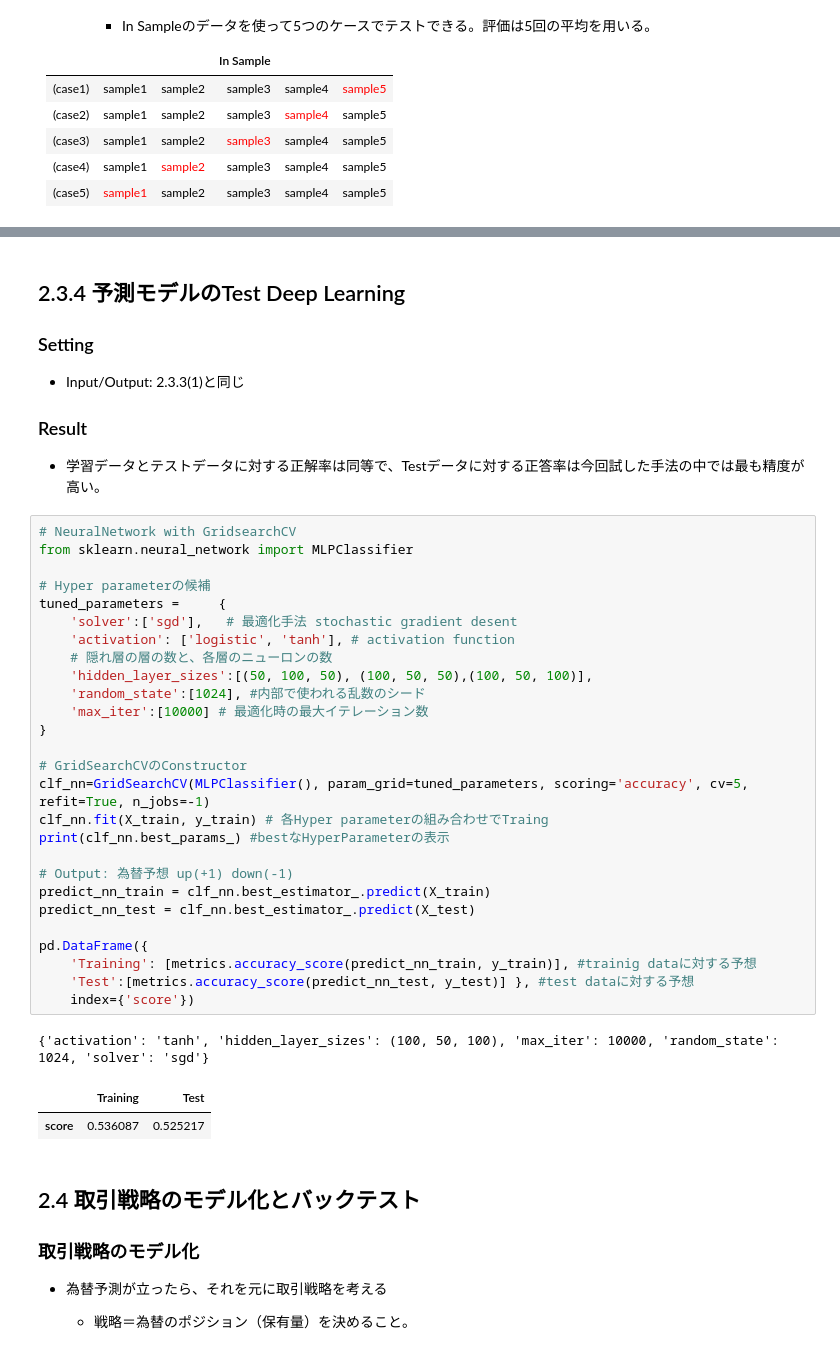
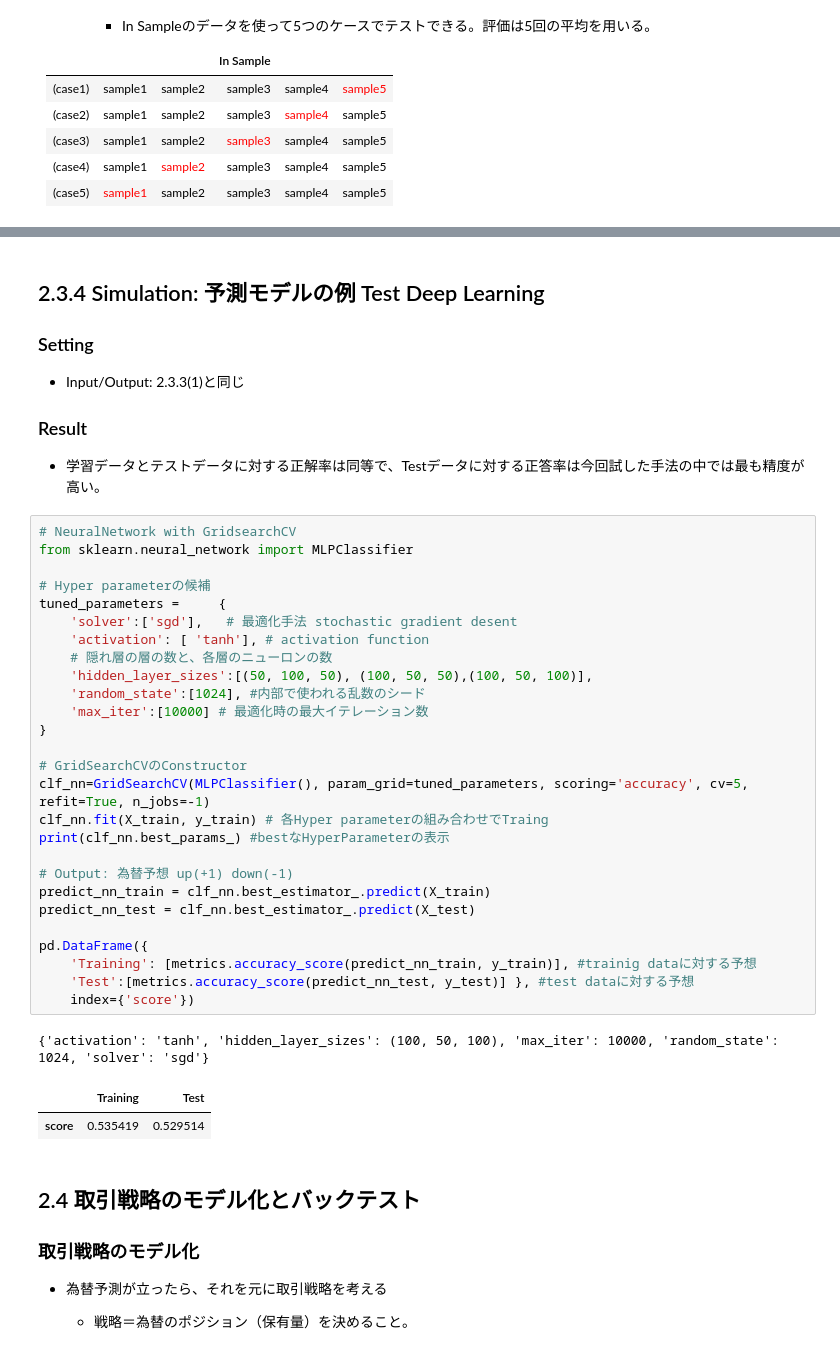
Before and after one commit to morimoto0606/fx_prediction, a Jupyter notebook: fxprediction.ipynb, the cells around one changed output, grey strips where cells are left out. Drawn from its saved outputs; the diff is of its cells as text.

```diff
--- a/fxprediction.ipynb
+++ b/fxprediction.ipynb
@@ -639,7 +638,7 @@ pd.DataFrame({
     - LSTM: 長期と短期記憶を持ったNeural Network. テクニカル分析のようにチャートの時系列から特徴を見つけ出す。
     - CNN: 画像認識などに用いられる手法。チャートの形状から上昇する特徴を見つけ出す。
 # %% [markdown]
-## 2.3.4 予測モデルのTest Deep Learning
+## 2.3.4 Simulation: 予測モデルの例 Test Deep Learning
 
 ### Setting
 - Input/Output: 2.3.3(1)と同じ
@@ -649,34 +648,34 @@ pd.DataFrame({
 # %%
 # NeuralNetwork with GridsearchCV
 from sklearn.neural_network import MLPClassifier
 
 # Hyper parameterの候補
 tuned_parameters =     {
     'solver':['sgd'],   # 最適化手法 stochastic gradient desent
-    'activation': ['logistic', 'tanh'], # activation function
+    'activation': [ 'tanh'], # activation function
     # 隠れ層の層の数と、各層のニューロンの数
     'hidden_layer_sizes':[(50, 100, 50), (100, 50, 50),(100, 50, 100)],
     'random_state':[1024], #内部で使われる乱数のシード
     'max_iter':[10000] # 最適化時の最大イテレーション数
 }
 
 # GridSearchCVのConstructor
 clf_nn=GridSearchCV(MLPClassifier(), param_grid=tuned_parameters, scoring='accuracy', cv=5, refit=True, n_jobs=-1)
 clf_nn.fit(X_train, y_train) # 各Hyper parameterの組み合わせでTraing
 print(clf_nn.best_params_) #bestなHyperParameterの表示
 
 # Output: 為替予想 up(+1) down(-1)
 predict_nn_train = clf_nn.best_estimator_.predict(X_train)
 predict_nn_test = clf_nn.best_estimator_.predict(X_test)
 
 pd.DataFrame({
     'Training': [metrics.accuracy_score(predict_nn_train, y_train)], #trainig dataに対する予想
     'Test':[metrics.accuracy_score(predict_nn_test, y_test)] }, #test dataに対する予想
     index={'score'})
 # %% [output]
 {'activation': 'tanh', 'hidden_layer_sizes': (100, 50, 100), 'max_iter': 10000, 'random_state': 1024, 'solver': 'sgd'}
 |  | Training | Test |
-| score | 0.536087 | 0.525217 |
+| score | 0.535419 | 0.529514 |
 # %% [markdown]
 ## 2.4  取引戦略のモデル化とバックテスト
 ### 取引戦略のモデル化
```
Also changed, not shown: parts of 19 cells of this notebook.
